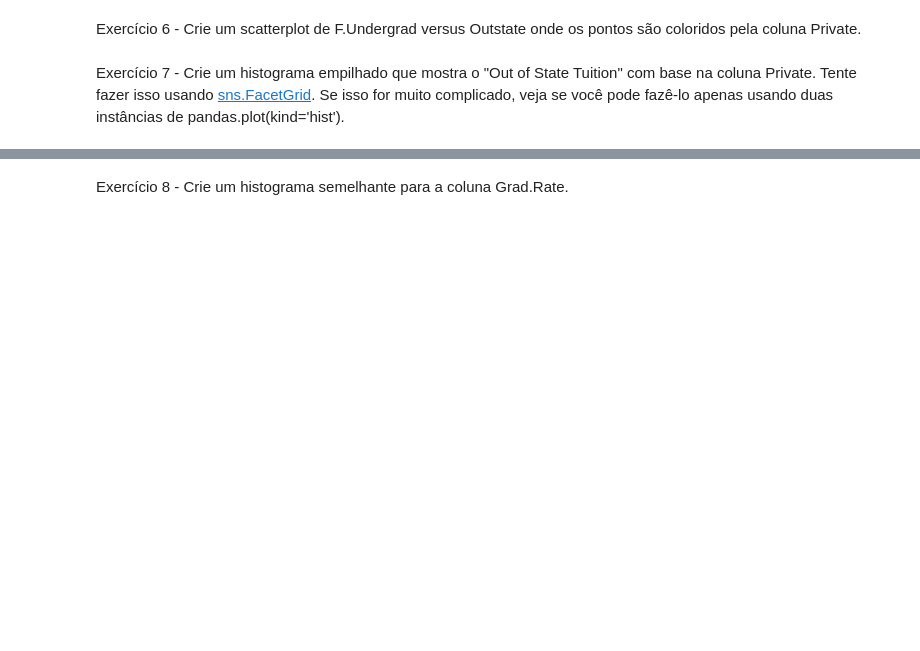
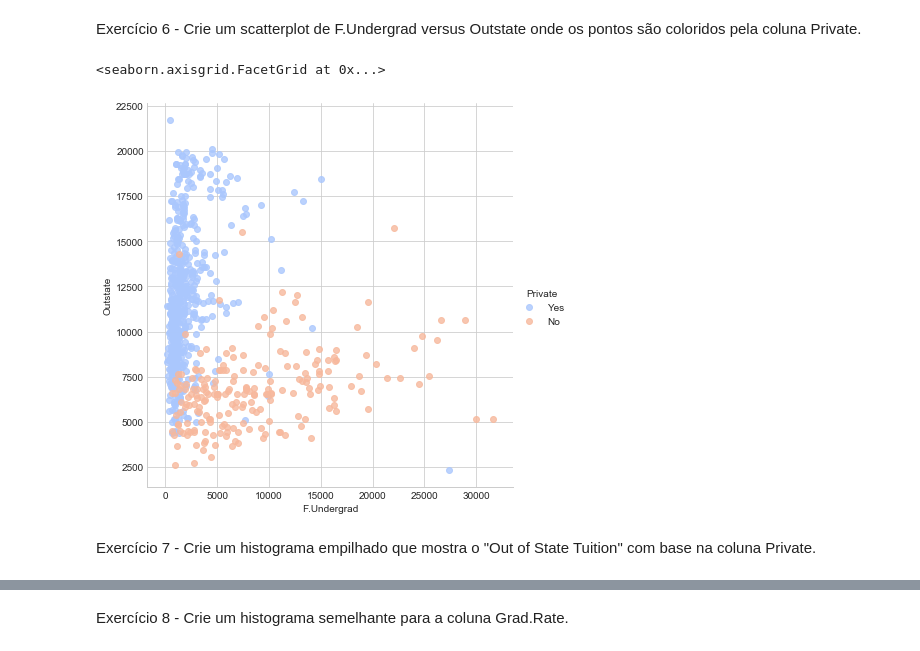
Before and after one commit to luonishicastro/CodingLabs, a Jupyter notebook: Lista Python II/Lista Python II - Curso em Vídeo - Décima Quarta Lista.ipynb, the cells around one changed output, grey strips where cells are left out. Drawn from its saved outputs; the diff is of its cells as text; code cells hidden in the pictures; blank space fills up the shorter version.

```diff
--- a/Lista Python II/Lista Python II - Curso em Vídeo - Décima Quarta Lista.ipynb
+++ b/Lista Python II/Lista Python II - Curso em Vídeo - Décima Quarta Lista.ipynb
@@ -11,4 +66,10 @@ Exercício 5 - Crie um scatterplot de Grad.Rate versus Room.Board onde os pontos
 # %% [markdown]
 Exercício 6 - Crie um scatterplot de F.Undergrad versus Outstate onde os pontos são coloridos pela coluna Private.
+# %%
+sns.set_style('whitegrid')
+sns.lmplot('F.Undergrad', 'Outstate', data=col_data, hue='Private', palette='coolwarm', size=6, aspect=1, fit_reg=False)
+# %% [output]
+<seaborn.axisgrid.FacetGrid at 0x...>
+[figure, added]
 # %% [markdown]
-Exercício 7 - Crie um histograma empilhado que mostra o "Out of State Tuition" com base na coluna Private. Tente fazer isso usando [sns.FacetGrid](https://stanford.edu/~mwaskom/software/seaborn/generated/seaborn.FacetGrid.html). Se isso for muito complicado, veja se você pode fazê-lo apenas usando duas instâncias de pandas.plot(kind='hist').
+Exercício 7 - Crie um histograma empilhado que mostra o "Out of State Tuition" com base na coluna Private.
```
Also changed, not shown: parts of 8 cells of this notebook.
